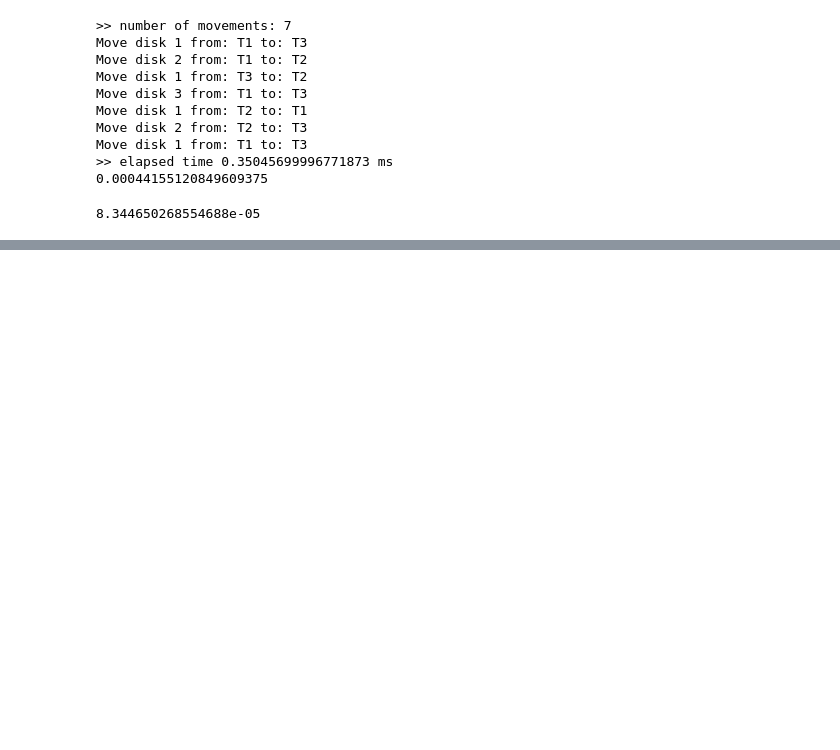
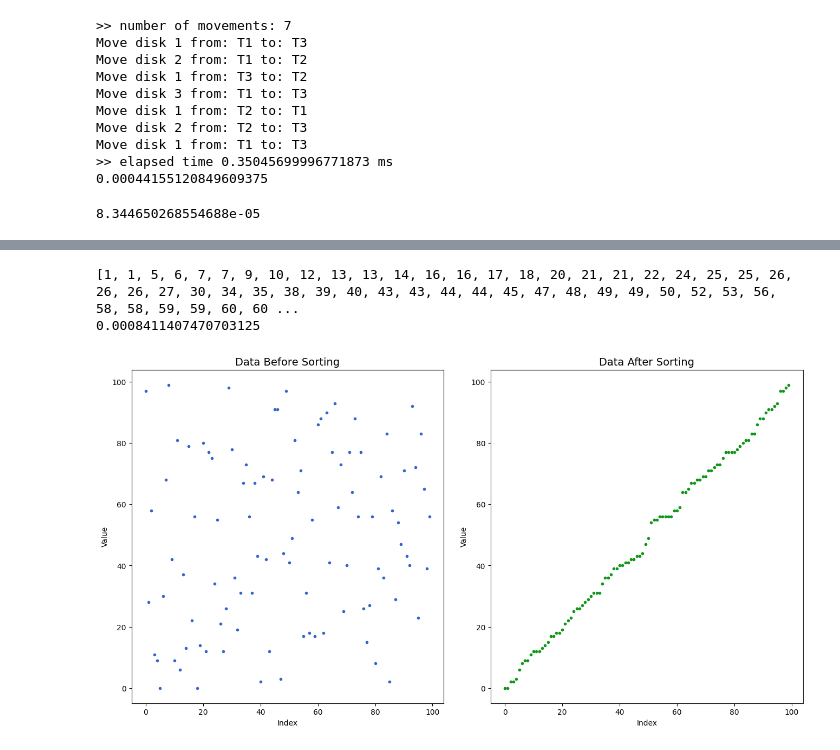
Before and after one commit to rrishabk/Algorithms, a Jupyter notebook: Lab_1.ipynb, the cells around one changed output, grey strips where cells are left out. Drawn from its saved outputs; the diff is of its cells as text; code cells hidden in the pictures; blank space fills up the shorter version.

```diff
--- a/Lab_1.ipynb
+++ b/Lab_1.ipynb
@@ -149,0 +159,44 @@ print(end - start)
+# %%
+ # write a function named as bubble_sort for Bubble-sort:
+def bubble_sort(arr):
+  n=len(arr)
+  for i in range(n):
+    for j in range(0,n-i-1):
+      if arr[j]>arr[j+1]:
+        arr[j],arr[j+1]=arr[j+1],arr[j]
+  return arr
+# %%
+n = 100
+raw_data = []
+for i in range(n):
+    raw_data.append(int(random.random() * n))
+# %%
+start = time.time()
+sorted_data = bubble_sort(raw_data.copy())
+print(sorted_data)
+end = time.time()
+print(end - start)
+# %% [output]
+[1, 1, 5, 6, 7, 7, 9, 10, 12, 13, 13, 14, 16, 16, 17, 18, 20, 21, 21, 22, 24, 25, 25, 26, 26, 26, 27, 30, 34, 35, 38, 39, 40, 43, 43, 44, 44, 45, 47, 48, 49, 49, 50, 52, 53, 56, 58, 58, 59, 59, 60, 60 ...
+0.0008411407470703125
+# %%
+# Plotting
+fig = plt.figure(figsize = (16, 8))
+fig.subplots_adjust(hspace = 0.15, wspace = 0.15)
+
+# Plotting results before sorting
+plt.subplot(1, 2, 1)
+plt.plot(raw_data, linewidth=0, marker="o", markersize=3, color="#3366cc")
+plt.title("Data Before Sorting", fontsize = 14)
+plt.ylabel('Value')
+plt.xlabel('Index')
+
+# Plotting results after sorting
+plt.subplot(1, 2, 2)
+plt.plot(sorted_data, linewidth=0, marker="o", markersize=3, color="#109618")
+plt.title("Data After Sorting", fontsize = 14)
+plt.ylabel('Value')
+plt.xlabel('Index')
+plt.show()
+# %% [output]
+[figure, added]
```
Also changed, not shown: parts of 2 cells of this notebook.
